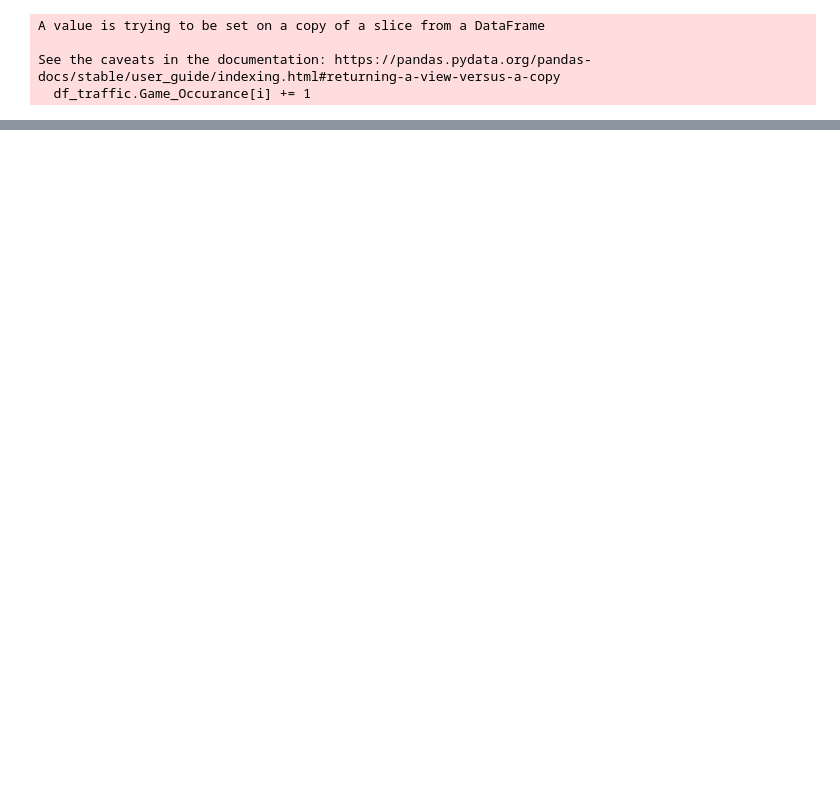
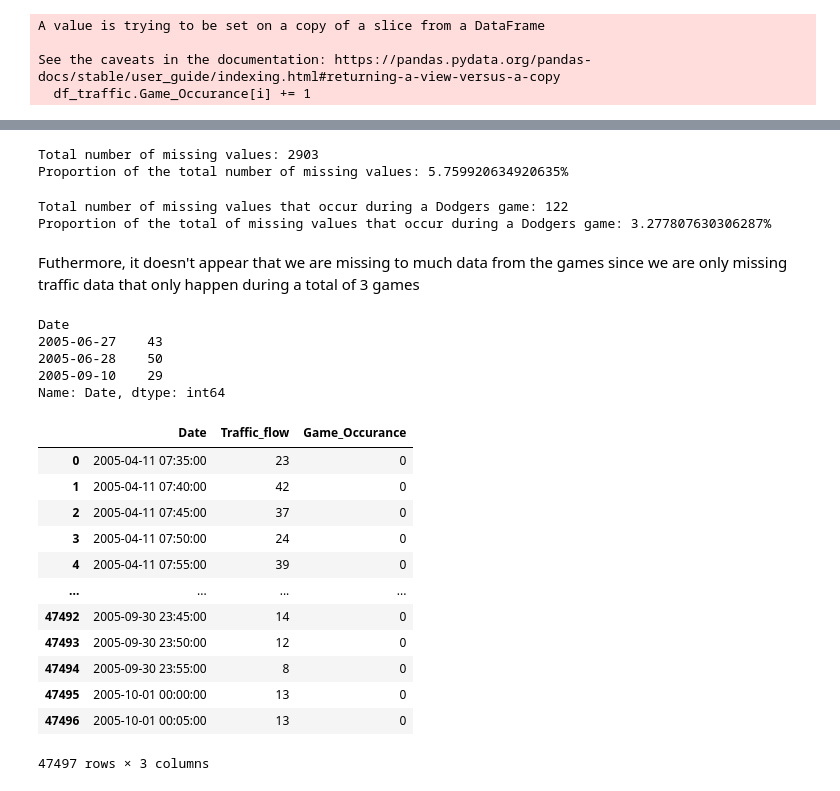
Before and after one commit to nromano2/DS160_Final_Project_NVR_TMM, a Jupyter notebook: DS160_Final_Project_NVR_TMM.ipynb, the cells around one changed output, grey strips where cells are left out. Cells and saved outputs as stored; diff of their text form; code cells hidden in the pictures; blank space fills up the shorter version.

Commit message:
Processed and Cleaned Up Data

```diff
--- a/DS160_Final_Project_NVR_TMM.ipynb
+++ b/DS160_Final_Project_NVR_TMM.ipynb
@@ -240,0 +252,42 @@ df_traffic.to_csv("New_Dodgers_Traffic.csv", index=False)
+# %%
+print(f"Total number of missing values: {df_traffic.query('Traffic_flow == -1').Traffic_flow.count()}")
+print(f"Proportion of the total number of missing values: {(df_traffic.query('Traffic_flow == -1').Traffic_flow.count() / df_traffic.Traffic_flow.count()) * 100}%")
+# %% [output]
+Total number of missing values: 2903
+Proportion of the total number of missing values: 5.759920634920635%
+# %%
+print(f"Total number of missing values that occur during a Dodgers game: {df_traffic.query('Traffic_flow == -1 and Game_Occurance == 1').Traffic_flow.count()}")
+print(f"Proportion of the total of missing values that occur during a Dodgers game: {(df_traffic.query('Traffic_flow == -1 and Game_Occurance == 1').Traffic_flow.count() / df_traffic.query('Game_Occurance == 1').Traffic_flow.count()) * 100}%")
+# %% [output]
+Total number of missing values that occur during a Dodgers game: 122
+Proportion of the total of missing values that occur during a Dodgers game: 3.277807630306287%
+# %% [markdown]
+
+Futhermore, it doesn't appear that we are missing to much data from the games since we are only missing traffic data that only happen during a total of 3 games
+# %%
+df_traffic.query('Traffic_flow == -1 and Game_Occurance == 1').Date.dt.date.groupby(
+    df_traffic.query('Traffic_flow == -1 and Game_Occurance == 1').Date.dt.date).count()
+# %% [output]
+Date
+2005-06-27    43
+2005-06-28    50
+2005-09-10    29
+Name: Date, dtype: int64
+# %%
+df_traffic = df_traffic[df_traffic.Traffic_flow != -1]
+df_traffic.reset_index(drop = True, inplace=True)
+df_traffic
+# %% [output]
+|  | Date | Traffic_flow | Game_Occurance |
+| 0 | 2005-04-11 07:35:00 | 23 | 0 |
+| 1 | 2005-04-11 07:40:00 | 42 | 0 |
+| 2 | 2005-04-11 07:45:00 | 37 | 0 |
+| 3 | 2005-04-11 07:50:00 | 24 | 0 |
+| 4 | 2005-04-11 07:55:00 | 39 | 0 |
+| ... | ... | ... | ... |
+| 47492 | 2005-09-30 23:45:00 | 14 | 0 |
+| 47493 | 2005-09-30 23:50:00 | 12 | 0 |
+| 47494 | 2005-09-30 23:55:00 | 8 | 0 |
+| 47495 | 2005-10-01 00:00:00 | 13 | 0 |
+| 47496 | 2005-10-01 00:05:00 | 13 | 0 |
+47497 rows × 3 columns
```
Also changed, not shown: parts of 17 cells of this notebook, 1 other file.
